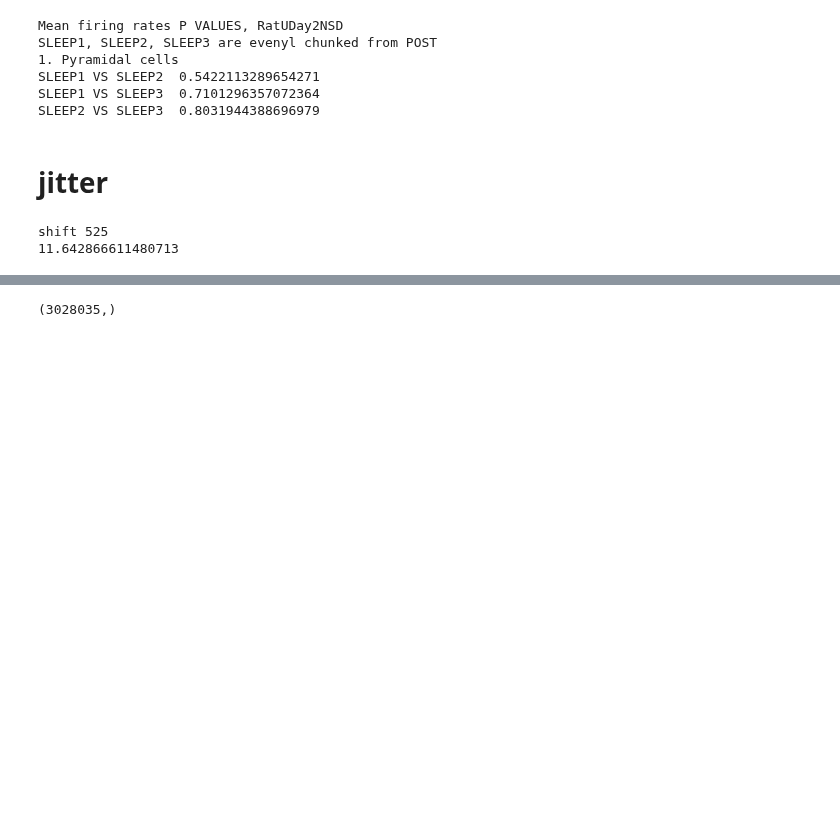
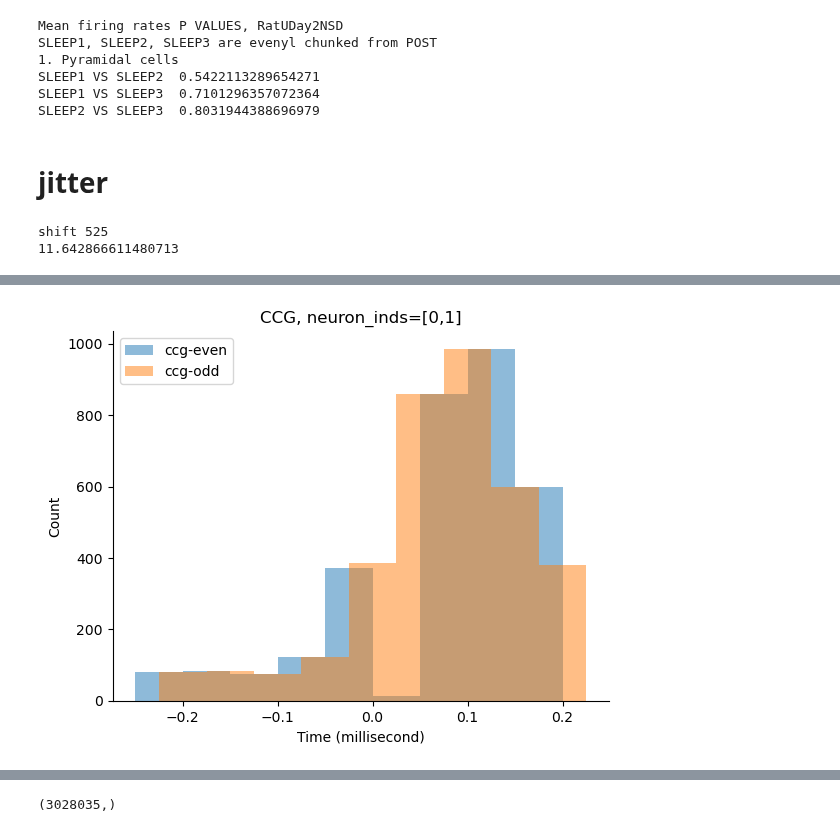
Before and after one commit to selina-lii/NeuroPy, a Jupyter notebook: notebooks/data_explore_seiln.ipynb, the cells around one changed output, grey strips where cells are left out. Drawn from its saved outputs; the diff is of its cells as text; code cells hidden in the pictures; blank space fills up the shorter version.

```diff
--- a/notebooks/data_explore_seiln.ipynb
+++ b/notebooks/data_explore_seiln.ipynb
@@ -630,0 +580,20 @@ pvals,smoothccg,qvals=msconn.eran_conv(ccg_jitters[0][0])
+# %%
+# example result - submillisecond synchrony
+ind=(0,1)
+C = int(window_size/bin_size//2)
+scope = 4
+_, ax = plt.subplots()
+# generating even-numbered bins
+even_bins = np.arange(-window_size / 2-bin_size, window_size / 2+bin_size/2, bin_size)+bin_size/2
+odd_bins = np.arange(-window_size / 2, window_size / 2+bin_size, bin_size)
+ax.bar(even_bins[C-scope:C+scope+1], ccgsE[ind][C-scope:C+scope+1], width=bin_size,alpha=0.5,label="ccg-even") # 373 13
+ax.bar(odd_bins[C-scope:C+scope+1], ccgsO[ind][C-scope:C+scope+1], width=bin_size,alpha=0.5,label="ccg-odd") # 26
+# ax.bar(bins, pred[x,y], width=bin_size,alpha=0.5,label='ccg-smooth')
+# ax.plot(bins, pvals[x,y]*np.max(ccgs[x,y]), label='p')
+ax.set_xlabel("Time (millisecond)")
+ax.set_ylabel("Count")
+ax.set_title(f"CCG, neuron_inds=[{ind[0]},{ind[1]}]")
+ax.legend()
+sns.despine(ax=ax)
+# %% [output]
+[figure, added]
```
Also changed, not shown: parts of 39 cells of this notebook, 2 other files.
